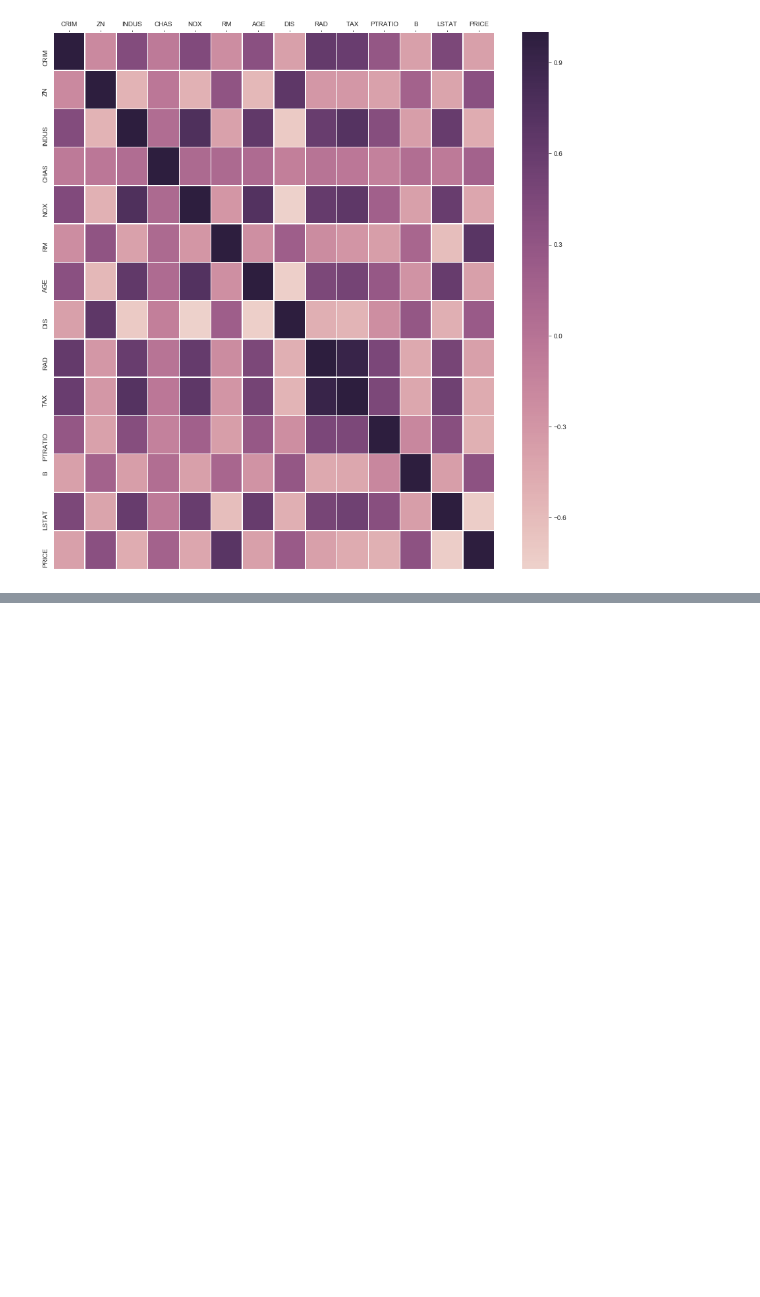
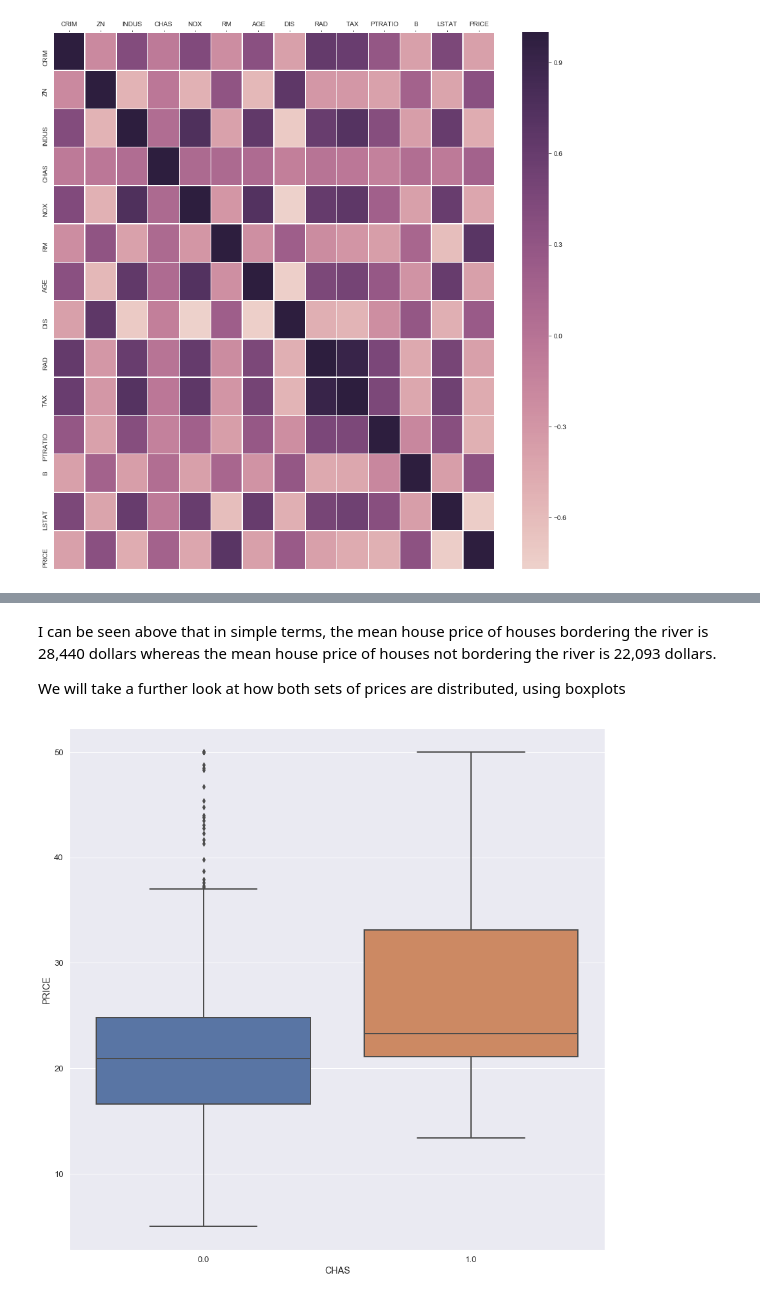
Before and after one commit to oreillyh/Machine-Learning-Statistics, a Jupyter notebook: MACHINE LEARNING AND STATISTICS PROJECT .ipynb, the cells around one changed output, grey strips where cells are left out. Saved outputs shown, nothing was run; the diff lists cells and outputs as text; code cells hidden in the pictures; blank space fills up the shorter version.

```diff
--- a/MACHINE LEARNING AND STATISTICS PROJECT .ipynb
+++ b/MACHINE LEARNING AND STATISTICS PROJECT .ipynb
@@ -278,0 +321,10 @@ The above correlation matrix highlights some interesting relationships between t
+# %% [markdown]
+I can be seen above that in simple terms, the mean house price of houses bordering the river is 28,440 dollars whereas the mean house price of houses not bordering the river is 22,093 dollars.
+
+We will take a further look at how both sets of prices are distributed, using boxplots
+# %%
+plt.figure(figsize=(15, 15))
+sns.set(font_scale=1.2)
+ax=sns.boxplot(x="CHAS", y="PRICE",data=bos, linewidth=2.0)
+# %% [output]
+[figure, added]
```
Also changed, not shown: parts of 12 cells of this notebook.
